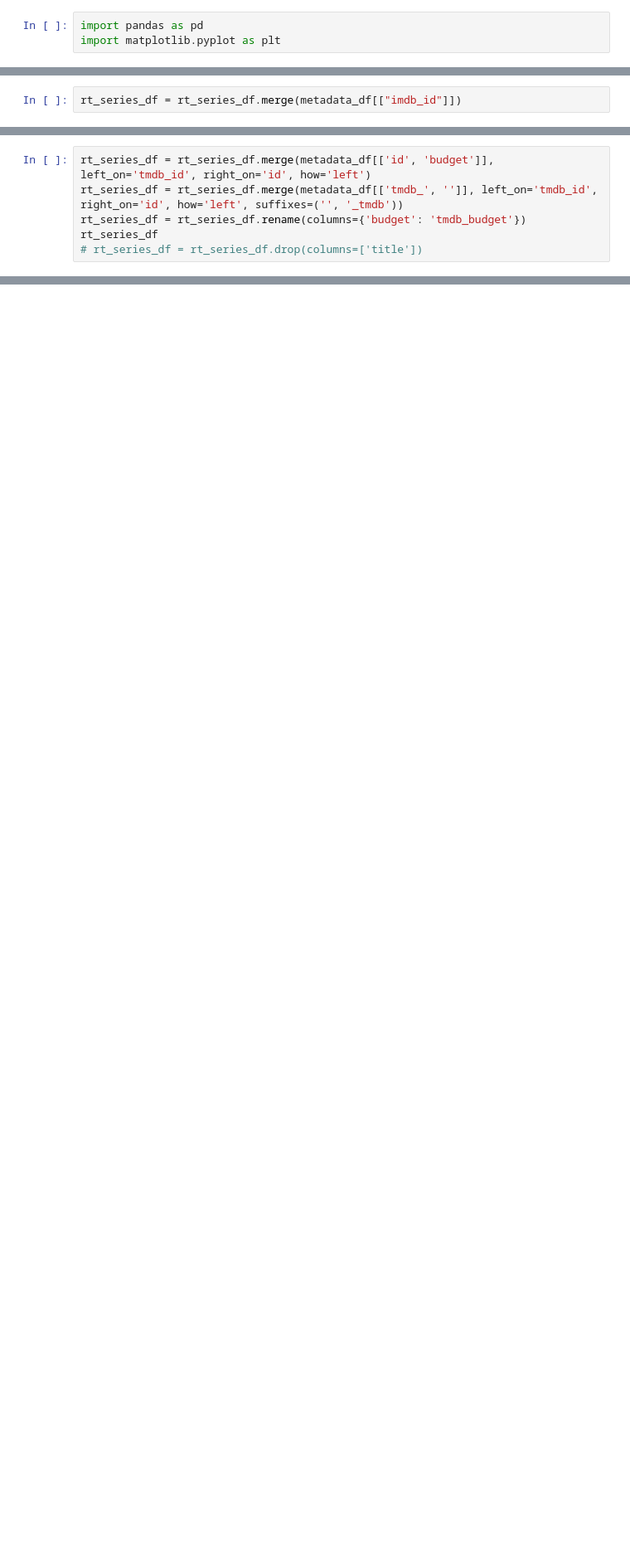
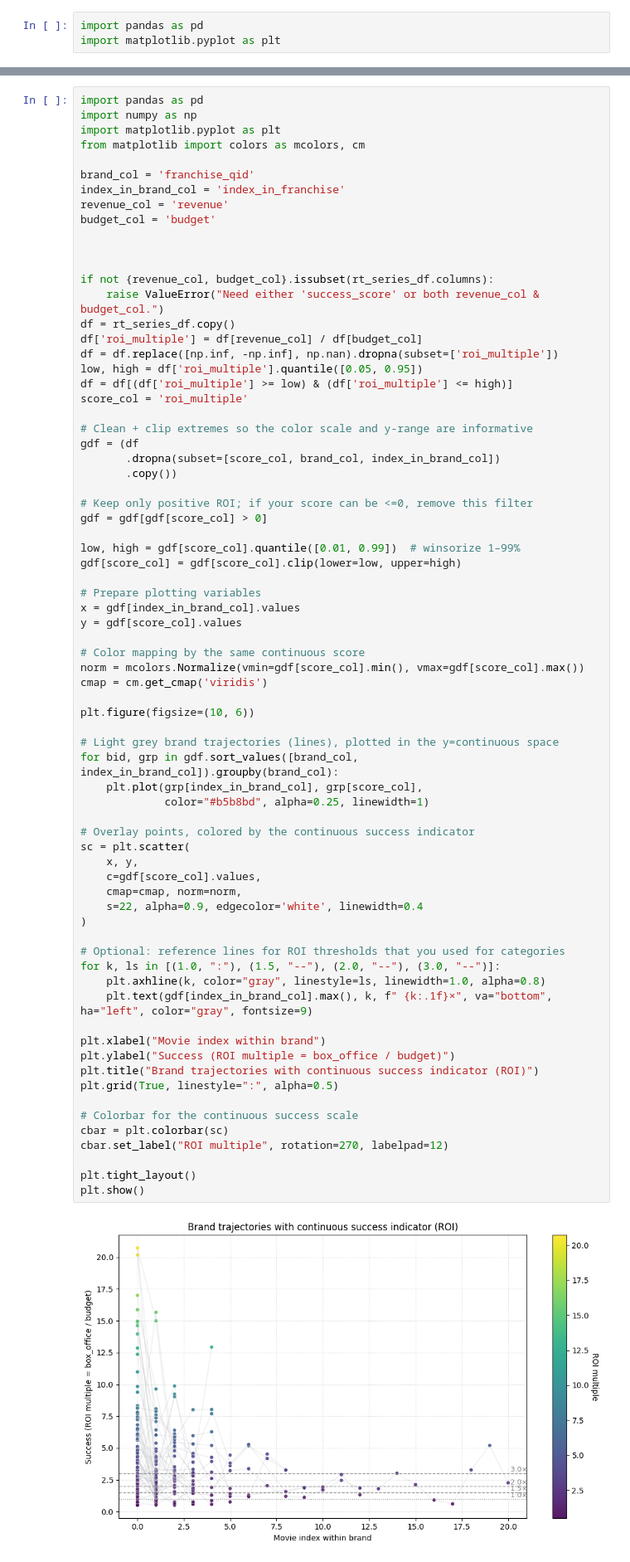
Before and after one commit to OrF8/Reel-Patterns, a Jupyter notebook: Curtain call, please/review_analysis.ipynb, the cells around one changed output, grey strips where cells are left out. Shown at 83% size. Cells and saved outputs as stored; diff of their text form; blank space fills up the shorter version.

Commit message:
More and more plots!

```diff
--- a/Curtain call, please/review_analysis.ipynb
+++ b/Curtain call, please/review_analysis.ipynb
@@ -97,2 +91,0 @@ rt_series_df.query("imdb_id == 'tt0455857'")
-# %%
-rt_series_df = rt_series_df.merge(metadata_df[["imdb_id"]])
@@ -129,6 +91,0 @@ metadata_df[metadata_df.imdb_id.duplicated(keep=False)][['title', 'imdb_id']]
-# %%
-rt_series_df = rt_series_df.merge(metadata_df[['id', 'budget']], left_on='tmdb_id', right_on='id', how='left')
-rt_series_df = rt_series_df.merge(metadata_df[['tmdb_', '']], left_on='tmdb_id', right_on='id', how='left', suffixes=('', '_tmdb'))
-rt_series_df = rt_series_df.rename(columns={'budget': 'tmdb_budget'})
-rt_series_df
-# rt_series_df = rt_series_df.drop(columns=['title'])
@@ -226,0 +191,74 @@ np.float64(75000000.0)
+# %%
+import pandas as pd
+import numpy as np
+import matplotlib.pyplot as plt
+from matplotlib import colors as mcolors, cm
+
+brand_col = 'franchise_qid'
+index_in_brand_col = 'index_in_franchise'
+revenue_col = 'revenue'
+budget_col = 'budget'
+
+
+
+if not {revenue_col, budget_col}.issubset(rt_series_df.columns):
+    raise ValueError("Need either 'success_score' or both revenue_col & budget_col.")
+df = rt_series_df.copy()
+df['roi_multiple'] = df[revenue_col] / df[budget_col]
+df = df.replace([np.inf, -np.inf], np.nan).dropna(subset=['roi_multiple'])
+low, high = df['roi_multiple'].quantile([0.05, 0.95])
+df = df[(df['roi_multiple'] >= low) & (df['roi_multiple'] <= high)]
+score_col = 'roi_multiple'
+
+# Clean + clip extremes so the color scale and y-range are informative
+gdf = (df
+       .dropna(subset=[score_col, brand_col, index_in_brand_col])
+       .copy())
+
+# Keep only positive ROI; if your score can be <=0, remove this filter
+gdf = gdf[gdf[score_col] > 0]
+
+low, high = gdf[score_col].quantile([0.01, 0.99])  # winsorize 1–99%
+gdf[score_col] = gdf[score_col].clip(lower=low, upper=high)
+
+# Prepare plotting variables
+x = gdf[index_in_brand_col].values
+y = gdf[score_col].values
+
+# Color mapping by the same continuous score
+norm = mcolors.Normalize(vmin=gdf[score_col].min(), vmax=gdf[score_col].max())
+cmap = cm.get_cmap('viridis')
+
+plt.figure(figsize=(10, 6))
+
+# Light grey brand trajectories (lines), plotted in the y=continuous space
+for bid, grp in gdf.sort_values([brand_col, index_in_brand_col]).groupby(brand_col):
+    plt.plot(grp[index_in_brand_col], grp[score_col],
+             color="#b5b8bd", alpha=0.25, linewidth=1)
+
+# Overlay points, colored by the continuous success indicator
+sc = plt.scatter(
+    x, y,
+    c=gdf[score_col].values,
+    cmap=cmap, norm=norm,
+    s=22, alpha=0.9, edgecolor='white', linewidth=0.4
+)
+
+# Optional: reference lines for ROI thresholds that you used for categories
+for k, ls in [(1.0, ":"), (1.5, "--"), (2.0, "--"), (3.0, "--")]:
+    plt.axhline(k, color="gray", linestyle=ls, linewidth=1.0, alpha=0.8)
+    plt.text(gdf[index_in_brand_col].max(), k, f" {k:.1f}×", va="bottom", ha="left", color="gray", fontsize=9)
+
+plt.xlabel("Movie index within brand")
+plt.ylabel("Success (ROI multiple = box_office / budget)")
+plt.title("Brand trajectories with continuous success indicator (ROI)")
+plt.grid(True, linestyle=":", alpha=0.5)
+
+# Colorbar for the continuous success scale
+cbar = plt.colorbar(sc)
+cbar.set_label("ROI multiple", rotation=270, labelpad=12)
+
+plt.tight_layout()
+plt.show()
+# %% [output]
+[figure, added]
```
Also changed, not shown: parts of 22 cells of this notebook.
